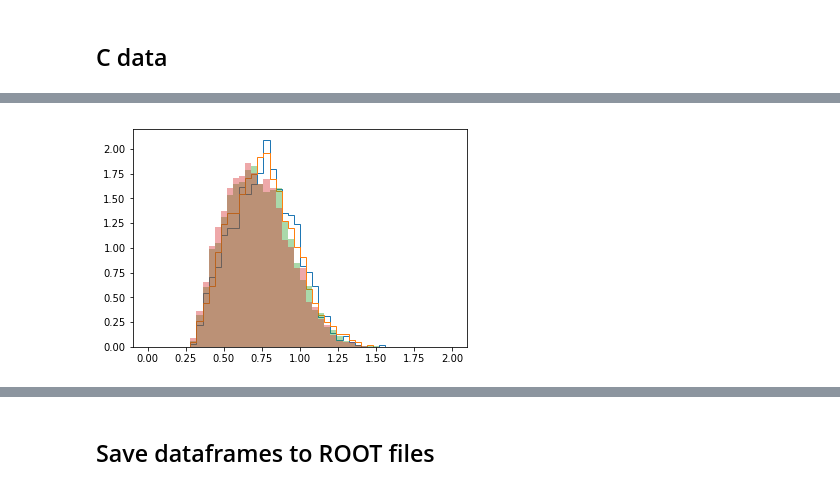
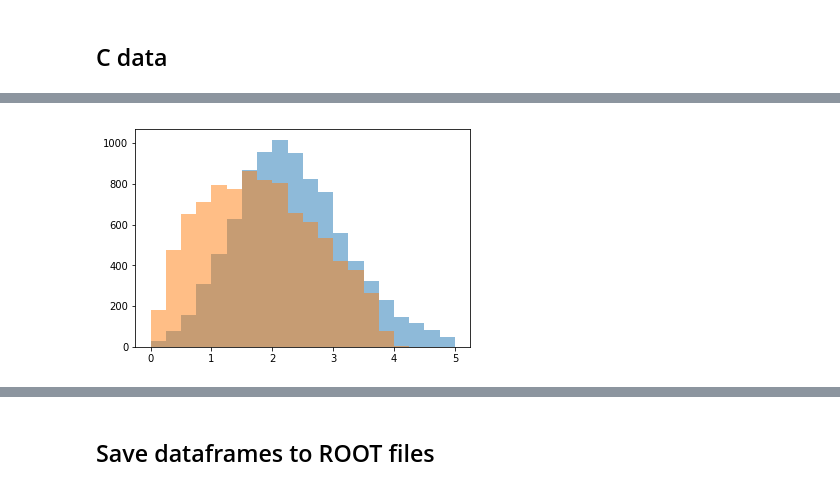
Before and after one commit to miguelignacio/eg2dihadron, a Jupyter notebook: EG2_CreatePairNtuples.ipynb, the cells around one changed output, grey strips where cells are left out. Saved outputs shown, nothing was run; the diff lists cells and outputs as text; code cells hidden in the pictures.

```diff
--- a/EG2_CreatePairNtuples.ipynb
+++ b/EG2_CreatePairNtuples.ipynb
@@ -64,6 +66,9 @@ def getDataframes(filename, Target=1,maxevents=1e9):
     tupla['phi_pq_asso'] = []
     tupla['mass'] = []
     tupla['missing_mass'] = []
+    tupla['t']  = []
+    tupla['Q2'] = []
+    tupla['u']  = []
 
     tupla_mix = {}
     tupla_mix['dphi'] = []
@@ -80,6 +85,9 @@ def getDataframes(filename, Target=1,maxevents=1e9):
     tupla_mix['phi_pq_asso'] = []
     tupla_mix['mass'] = []
     tupla_mix['missing_mass'] = []
+    tupla_mix['t']  = []
+    tupla_mix['Q2'] = []
+    tupla_mix['u']  = []
 
     tupla_trigger = {}
     tupla_trigger['xf'] = []
@@ -88,12 +96,6 @@ def getDataframes(filename, Target=1,maxevents=1e9):
     tupla_trigger['phi_pq'] = []
     tupla_trigger['TargType'] = []
     tupla_trigger['mass'] = []
-
-    tupla_pi0 = {}
-    tupla_pi0['z'] = []
-    tupla_pi0['mass'] = []
-
-
 
     start = time.time()
 
@@ -118,10 +120,7 @@ def getDataframes(filename, Target=1,maxevents=1e9):
         Nu = mytree.Nu
         #print 'W ',  W , 'electron W ', e_tree.W
         #print (virtual_photon + proton).M()
-
         particles = []
-
-
         #print ' Entering main loop over particles'
         for i in range(len(mytree.pid)):
             if abs(mytree.pid[i]) !=211: continue
@@ -150,6 +149,7 @@ def getDataframes(filename, Target=1,maxevents=1e9):
 
                 dipion = i_part.LorentzVector+j_part.LorentzVector
                 X = (virtual_photon + proton - dipion)
+
                 tupla['dphi'].append(dphi)
                 tupla['dy'].append(dy)
                 tupla['z'].append(i_part.Zh)
@@ -164,6 +164,9 @@ def getDataframes(filename, Target=1,maxevents=1e9):
                 tupla['phi_pq_asso'].append(j_part.PhiPQ)
                 tupla['mass'].append(dipion.M())
                 tupla['missing_mass'].append(X.M())
+                tupla['t'].append( -(virtual_photon- dipion).M2())
+                tupla['Q2'].append(mytree.Q2)
+                tupla['u'].append(-(scattered_e-proton).M2())
 
                 #end loop over secondary loop
             #print '//////// Entering mixed event correlations with # ', len(ParticlesFromPrevious) , ' paticles in previous event'
@@ -189,6 +192,11 @@ def getDataframes(filename, Target=1,maxevents=1e9):
                     tupla_mix['phi_pq_asso'].append(mixparticle.PhiPQ)
                     tupla_mix['mass'].append(dipion.M())
                     tupla_mix['missing_mass'].append(X.M())
+                    tupla_mix['t'].append(-(virtual_photon- dipion).M2())
+                    tupla_mix['Q2'].append(mytree.Q2)
+                    tupla_mix['u'].append( -(scattered_e-proton).M2())
+
+
         ParticlesFromPrevious = particles
         #print ' going for next event'
         #print ' particles in event', len(particles
@@ -199,10 +207,8 @@ def getDataframes(filename, Target=1,maxevents=1e9):
     df = pd.DataFrame(tupla)
     df_mix= pd.DataFrame(tupla_mix)
     df_trigger = pd.DataFrame(tupla_trigger)
-    df_pi0 = pd.DataFrame(tupla_pi0)
     print 'Number of triggers with z>0.4,  ', df.query('z>0.4').shape[0]
     print 'Number of pairs with z>0.4, ' ,df_trigger.query('z>0.4').shape[0]
-    #print 'number of photon pairs' , df_pi0.shape[0]
     myfile.Close()
     return df, df_mix, df_trigger
 # %%
@@ -322,3 +316,10 @@ df['Pb'].head()
+# %%
+plt.hist(df['D_Pb']['t'],range=(0,5),bins=20,alpha=0.5)
+plt.hist(df['D_Pb']['u'],range=(0,5),bins=20,alpha=0.5)
+
+plt.show()
+# %% [output]
+[figure, added]
 # %%
 plt.hist(df['C'].query('z>0.5 and missing_mass>1.25')['mass'],bins=50,range=(0,2.0),normed=True,histtype='step')
 plt.hist(df['D_C'].query('z>0.5 and missing_mass>1.25')['mass'],bins=50,range=(0,2.0),normed=True,histtype='step')
@@ -326,8 +327,6 @@ plt.hist(df['D_C'].query('z>0.5 and missing_mass>1.25')['mass'],bins=50,range=(0
 plt.hist(df['C_mix'].query('z>0.5 and missing_mass>1.25')['mass'],bins=50,range=(0,2.0),normed=True,alpha=0.4)
 plt.hist(df['D_C_mix'].query('z>0.5 and missing_mass>1.25')['mass'],bins=50,range=(0,2.0),normed=True,alpha=0.4)
 plt.show()
-# %% [output]
-[figure, removed]
 # %%
 plt.hist(df['C'].query('z>0.5')['mass'],bins=100,range=(0,2.0),normed=True,histtype='step')
 plt.hist(df['D_C'].query('z>0.5')['mass'],bins=100,range=(0,2.0),normed=True,histtype='step')
```
Also changed, not shown: parts of 7 cells of this notebook, 2 other files.
